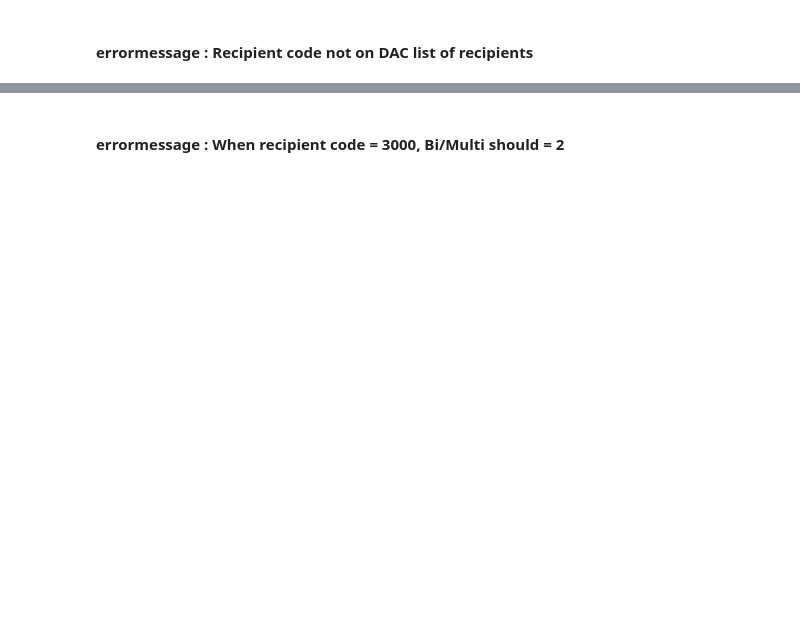
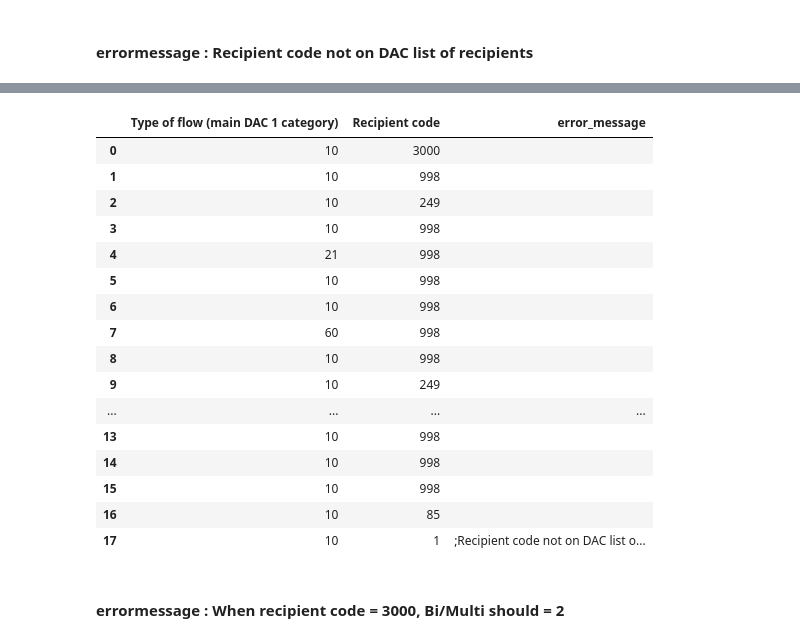
Before and after one commit to ogulcanertuncdcd/tor_fileuploader, a Jupyter notebook: test_LT/check_recipient_code.ipynb, the cells around one changed output, grey strips where cells are left out. Drawn from its saved outputs; the diff is of its cells as text; code cells hidden in the pictures; blank space fills up the shorter version.

```diff
--- a/test_LT/check_recipient_code.ipynb
+++ b/test_LT/check_recipient_code.ipynb
@@ -27,3 +97,23 @@ df.head()  # Display the first few rows of the DataFrame
+# %%
+df[["Type of flow (main DAC 1 category)","Recipient code", "error_message"]].head(20)
+# %% [output]
+|  | Type of flow (main DAC 1 category) | Recipient code | error_message |
+| 0 | 10 | 3000 |  |
+| 1 | 10 | 998 |  |
+| 2 | 10 | 249 |  |
+| 3 | 10 | 998 |  |
+| 4 | 21 | 998 |  |
+| 5 | 10 | 998 |  |
+| 6 | 10 | 998 |  |
+| 7 | 60 | 998 |  |
+| 8 | 10 | 998 |  |
+| 9 | 10 | 249 |  |
+| ... | ... | ... | ... |
+| 13 | 10 | 998 |  |
+| 14 | 10 | 998 |  |
+| 15 | 10 | 998 |  |
+| 16 | 10 | 85 |  |
+| 17 | 10 | 1 | ;Recipient code not on DAC list o... |
 # %% [markdown]
 #### errormessage : When recipient code = 3000, Bi/Multi should = 2
 # %%
```
Also changed, not shown: parts of 16 cells of this notebook, 1 other file.
